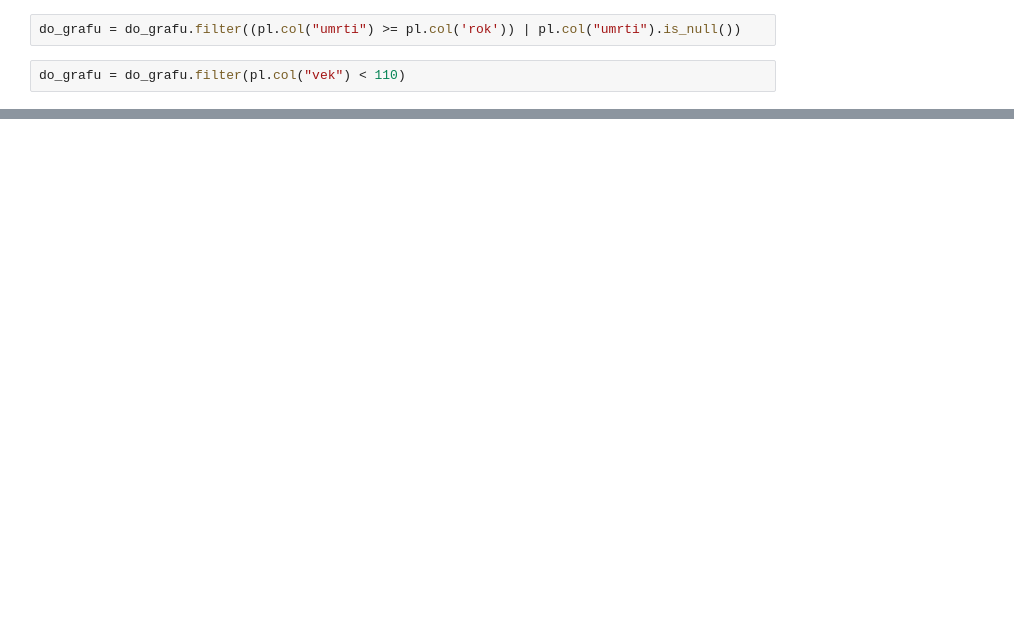
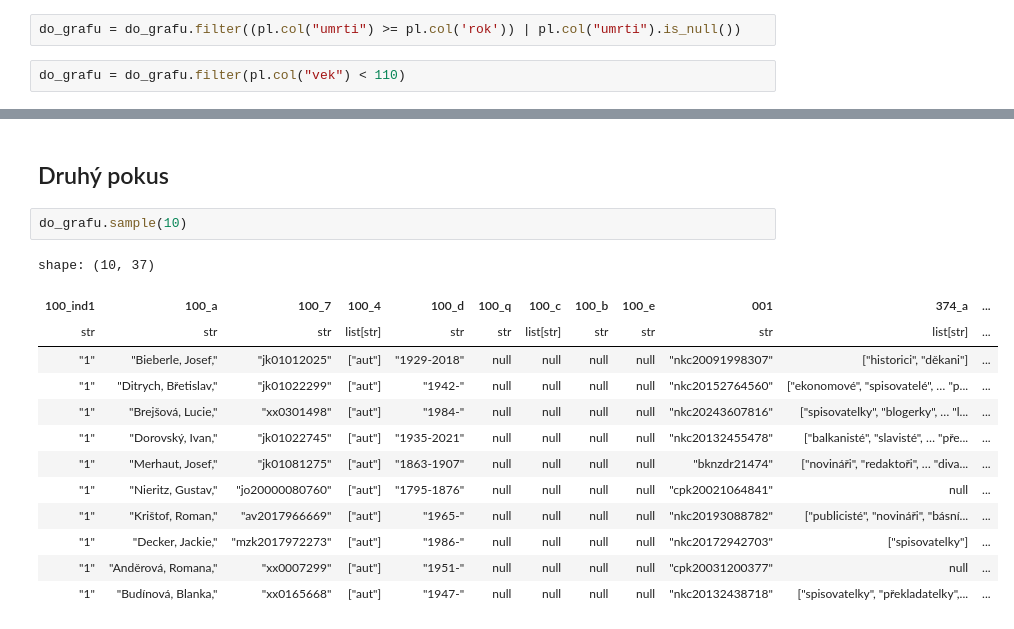
Before and after one commit to DataRozhlas/knizni-peoplemetr, a Jupyter notebook: 903b_tvary_karier.ipynb, the cells around one changed output, grey strips where cells are left out. Cells and saved outputs as stored; diff of their text form; blank space fills up the shorter version.

```diff
--- a/903b_tvary_karier.ipynb
+++ b/903b_tvary_karier.ipynb
@@ -120,0 +282,18 @@ alt.Chart(do_grafu2.to_pandas()).mark_line().encode(
+# %% [markdown]
+## Druhý pokus
+# %%
+do_grafu.sample(10)
+# %% [output]
+shape: (10, 37)
+| 100_ind1 | 100_a | 100_7 | 100_4 | 100_d | 100_q | 100_c | 100_b | 100_e | 001 | 374_a | ... |
+| str | str | str | list[str] | str | str | list[str] | str | str | str | list[str] | ... |
+| "1" | "Bieberle, Josef," | "jk01012025" | ["aut"] | "1929-2018" | null | null | null | null | "nkc20091998307" | ["historici", "děkani"] | ... |
+| "1" | "Ditrych, Břetislav," | "jk01022299" | ["aut"] | "1942-" | null | null | null | null | "nkc20152764560" | ["ekonomové", "spisovatelé", … "p... | ... |
+| "1" | "Brejšová, Lucie," | "xx0301498" | ["aut"] | "1984-" | null | null | null | null | "nkc20243607816" | ["spisovatelky", "blogerky", … "l... | ... |
+| "1" | "Dorovský, Ivan," | "jk01022745" | ["aut"] | "1935-2021" | null | null | null | null | "nkc20132455478" | ["balkanisté", "slavisté", … "pře... | ... |
+| "1" | "Merhaut, Josef," | "jk01081275" | ["aut"] | "1863-1907" | null | null | null | null | "bknzdr21474" | ["novináři", "redaktoři", … "diva... | ... |
+| "1" | "Nieritz, Gustav," | "jo20000080760" | ["aut"] | "1795-1876" | null | null | null | null | "cpk20021064841" | null | ... |
+| "1" | "Krištof, Roman," | "av2017966669" | ["aut"] | "1965-" | null | null | null | null | "nkc20193088782" | ["publicisté", "novináři", "básní... | ... |
+| "1" | "Decker, Jackie," | "mzk2017972273" | ["aut"] | "1986-" | null | null | null | null | "nkc20172942703" | ["spisovatelky"] | ... |
+| "1" | "Anděrová, Romana," | "xx0007299" | ["aut"] | "1951-" | null | null | null | null | "cpk20031200377" | null | ... |
+| "1" | "Budínová, Blanka," | "xx0165668" | ["aut"] | "1947-" | null | null | null | null | "nkc20132438718" | ["spisovatelky", "překladatelky",... | ... |
```
Also changed, not shown: parts of 25 cells of this notebook, 1 other file.
